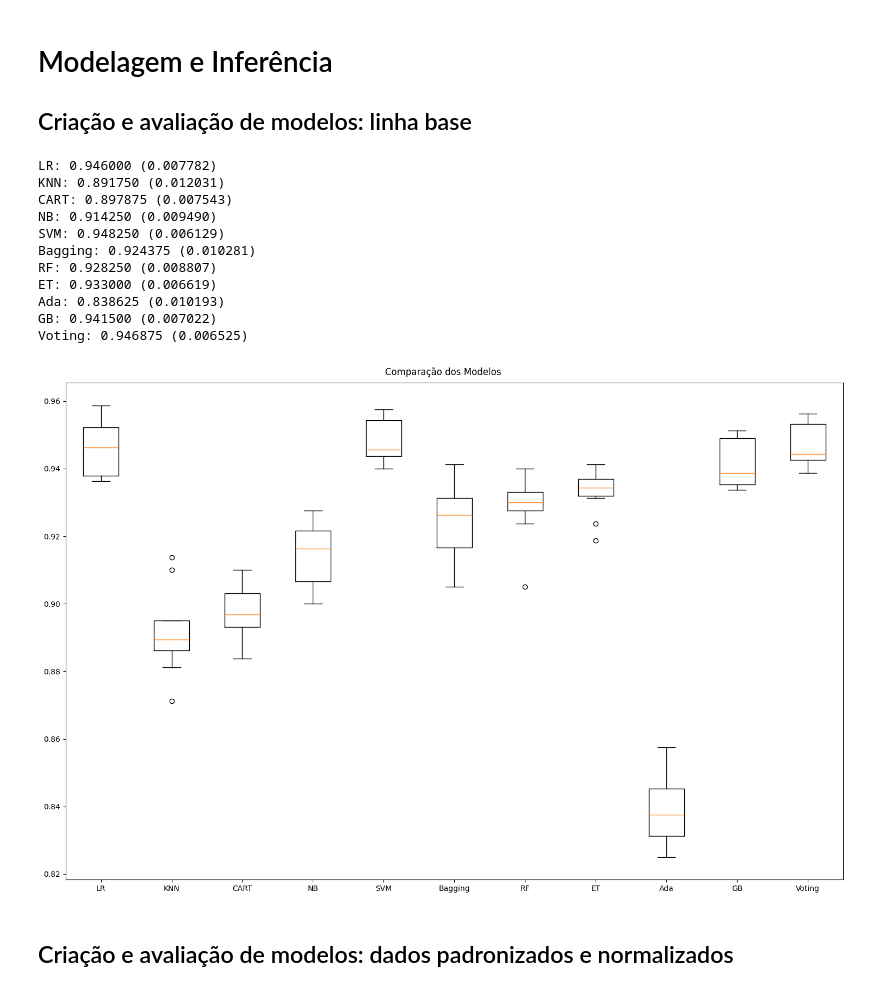
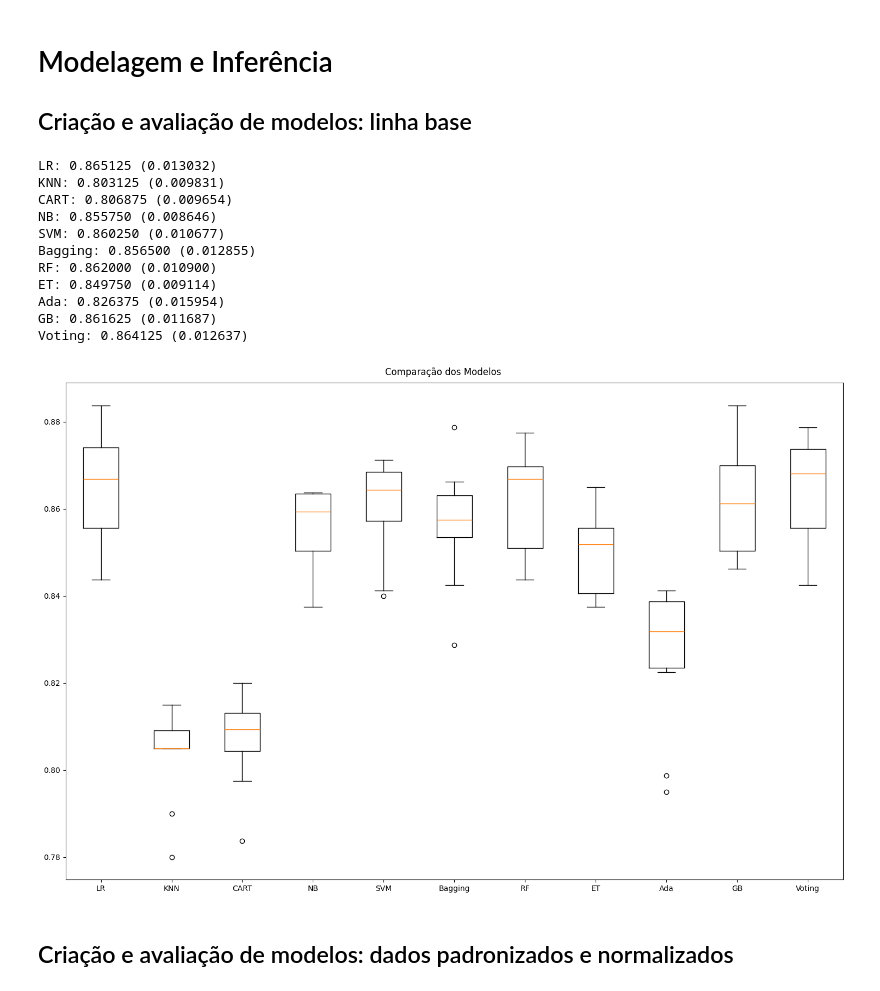
Before and after one commit to piresthiago10/mvp_quarta_sprint_backend, a Jupyter notebook: app/machine_learning/notebooks/gen_z_Mental_wellness_and_digital_lifestyle_analysis.ipynb, the cells around one changed output. Drawn from its saved outputs; the diff is of its cells as text; code cells hidden in the pictures.

```diff
--- a/app/machine_learning/notebooks/gen_z_Mental_wellness_and_digital_lifestyle_analysis.ipynb
+++ b/app/machine_learning/notebooks/gen_z_Mental_wellness_and_digital_lifestyle_analysis.ipynb
@@ -505,5 +250,0 @@ dtype: int64
-# %%
-# Wellbeing_Index
-df_copy["Wellbeing_Index"] = df_copy["Wellbeing_Index"].round()
-# df_copy["Wellbeing_Index"] = df_copy["Wellbeing_Index"].clip(2.0, 6.0)
-df_copy.groupby(['Wellbeing_Index']).size()
@@ -558,8 +260,29 @@ df_copy.head()
 # %% [markdown]
 ## Separação em conjunto de treino e conjunto de teste com holdout
 # %%
+categorical_features = [
+    'Gender',
+    'Student_Working_Status',
+    'Content_Type_Preference'
+    ]
+
+numeric_features = [
+    'Age',
+    'Daily_Sleep_Hours',
+    'Screen_Time_Hours',
+    'Sleep_Efficiency',
+    'Screen_Time_Ratio',
+    'Wellbeing_Balance'
+    ]
+
+preprocessor = ColumnTransformer(
+    transformers=[
+        ('num', MinMaxScaler(), numeric_features),
+        ('cat', OneHotEncoder(drop='first', handle_unknown='ignore'), categorical_features)
+    ])
+
 test_size = 0.20 # tamanho do conjunto de teste
-seed = 7 # semente aleatória
+seed = 42 # semente aleatória
 
 # Separação em conjuntos de treino e teste
 df_data = df_copy.copy()
@@ -576,7 +299,7 @@ kfold = StratifiedKFold(n_splits=num_particoes, shuffle=True, random_state=seed)
 
 ## Criação e avaliação de modelos: linha base
 # %%
-np.random.seed(7) # definindo uma semente global
+np.random.seed(42) # definindo uma semente global
 
 # Lista que armazenará os modelos
 models = []
@@ -600,48 +323,54 @@ bases.append(('logistic', model1))
 model2 = DecisionTreeClassifier()
 bases.append(('cart', model2))
 model3 = SVC()
 bases.append(('svm', model3))
 
 # Criando os ensembles e adicionando-os na lista de modelos
 models.append(('Bagging', BaggingClassifier(estimator=base, n_estimators=num_trees)))
 models.append(('RF', RandomForestClassifier(n_estimators=num_trees, max_features=max_features)))
 models.append(('ET', ExtraTreesClassifier(n_estimators=num_trees, max_features=max_features)))
 models.append(('Ada', AdaBoostClassifier(n_estimators=num_trees)))
 models.append(('GB', GradientBoostingClassifier(n_estimators=num_trees)))
 models.append(('Voting', VotingClassifier(bases)))
 
-# Listas para armazenar os resultados
 results = []
 names = []
 
-# Avaliação dos modelos (treinamento)
 for name, model in models:
-    cv_results = cross_val_score(model, X_train, y_train, cv=kfold, scoring=scoring)
+    train_pipeline = Pipeline(steps=[
+        ('preprocessor', preprocessor),
+        ('classifier', model)
+    ])
+
+    # Agora o cross_val_score recebe o PIPELINE, não o modelo isolado
+    cv_results = cross_val_score(train_pipeline, X_train, y_train, cv=kfold, scoring=scoring)
+
     results.append(cv_results)
     names.append(name)
+
     msg = "%s: %f (%f)" % (name, cv_results.mean(), cv_results.std())
     print(msg)
 
 # Boxplot de comparação dos modelos
 fig = plt.figure(figsize=(15,10))
 fig.suptitle('Comparação dos Modelos')
 ax = fig.add_subplot(111)
 plt.boxplot(results)
 ax.set_xticklabels(names)
 plt.show()
 # %% [output]
-LR: 0.946000 (0.007782)
-KNN: 0.891750 (0.012031)
-CART: 0.897875 (0.007543)
-NB: 0.914250 (0.009490)
-SVM: 0.948250 (0.006129)
-Bagging: 0.924375 (0.010281)
-RF: 0.928250 (0.008807)
-ET: 0.933000 (0.006619)
-Ada: 0.838625 (0.010193)
-GB: 0.941500 (0.007022)
-Voting: 0.946875 (0.006525)
+LR: 0.865125 (0.013032)
+KNN: 0.803125 (0.009831)
+CART: 0.806875 (0.009654)
+NB: 0.855750 (0.008646)
+SVM: 0.860250 (0.010677)
+Bagging: 0.856500 (0.012855)
+RF: 0.862000 (0.010900)
+ET: 0.849750 (0.009114)
+Ada: 0.826375 (0.015954)
+GB: 0.861625 (0.011687)
+Voting: 0.864125 (0.012637)
-[figure, old version]
+[figure, new version]
 # %% [markdown]
 ## Criação e avaliação de modelos: dados padronizados e normalizados
 # %%
```
Also changed, not shown: parts of 35 cells of this notebook, 16 other files.
